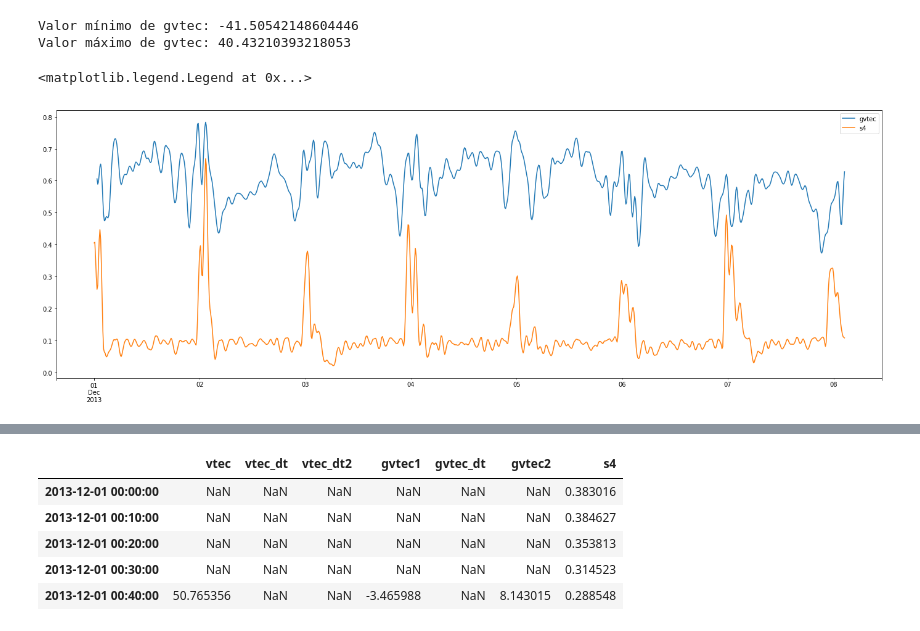
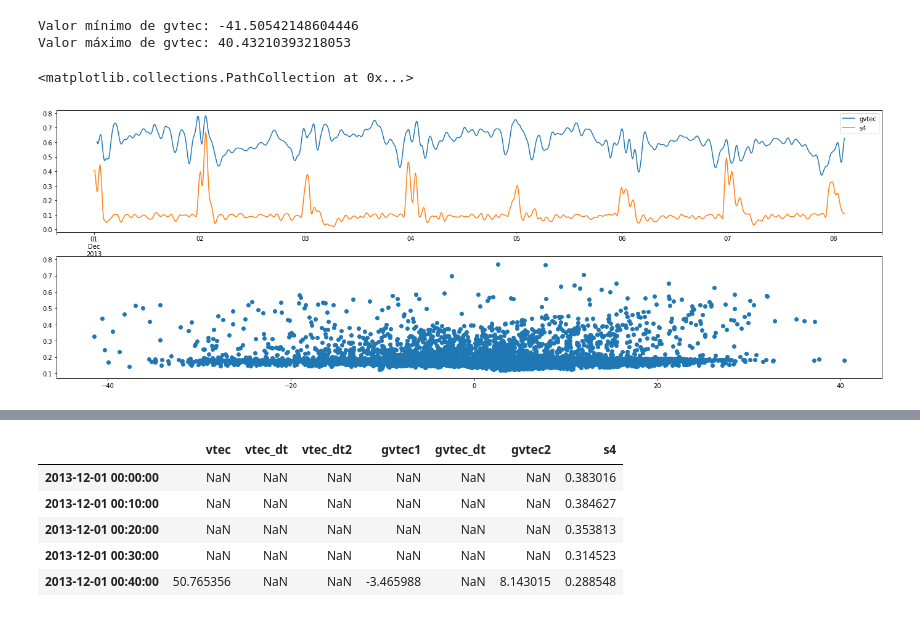
Before and after one commit to retiarus/correlation_vtec_s4, a Jupyter notebook: 06_analise_sj2.ipynb, the cells around one changed output, grey strips where cells are left out. Cells and saved outputs as stored; diff of their text form; code cells hidden in the pictures.

```diff
--- a/06_analise_sj2.ipynb
+++ b/06_analise_sj2.ipynb
@@ -223,11 +223,11 @@ Valor máximo de gvtec: 40.43210393218053
 # %%
 fig, ax = plt.subplots(2, 1)
 figsize=(24, 8)
 gvtec_scale[0:1024].plot(figsize=figsize, ax=ax[0], label='gvtec')
 s4_scale[0:1024].plot(figsize=figsize, ax=ax[0], label='s4')
 ax[0].legend(loc="upper right")
 
-ax[1].
+ax[1].scatter(gvtec.values, s4.values)
 # %% [output]
-<matplotlib.legend.Legend at 0x...>
+<matplotlib.collections.PathCollection at 0x...>
-[figure, old version]
+[figure, new version]
```
Also changed, not shown: parts of 6 cells of this notebook, 1 other file.
